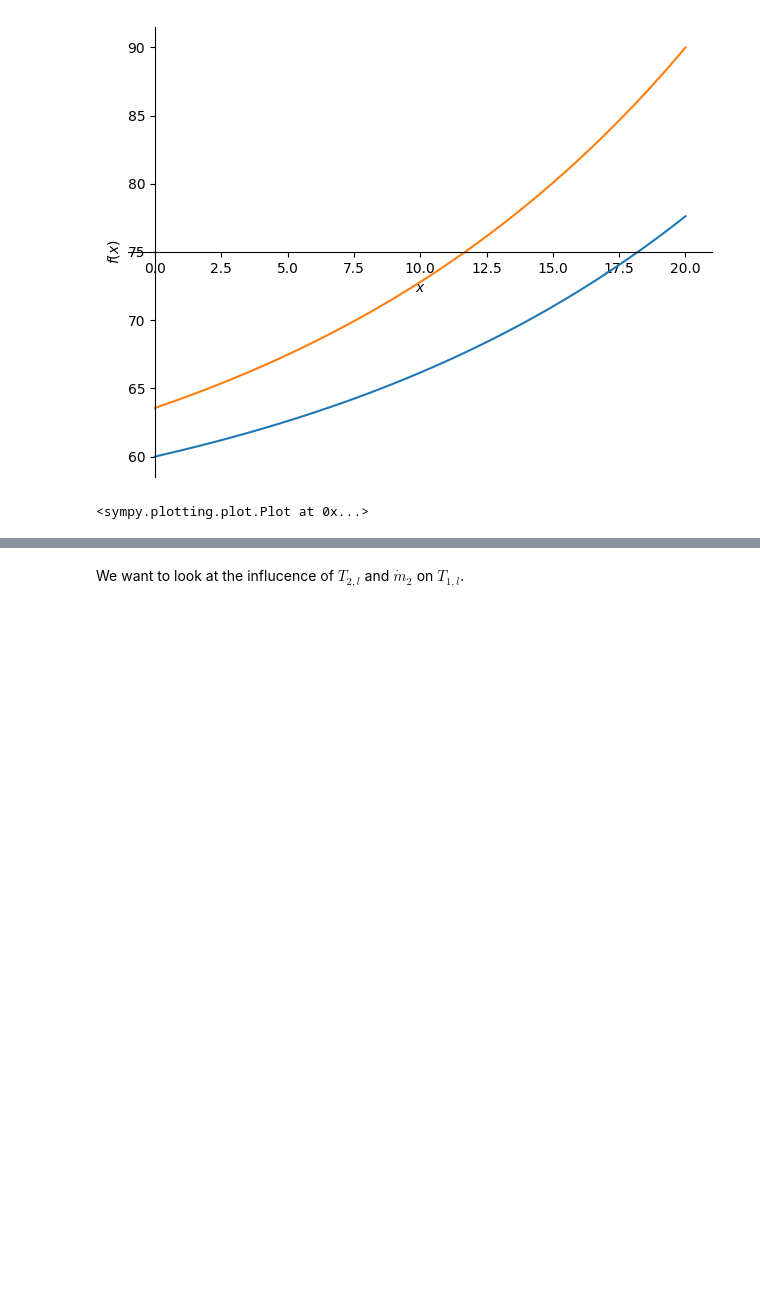
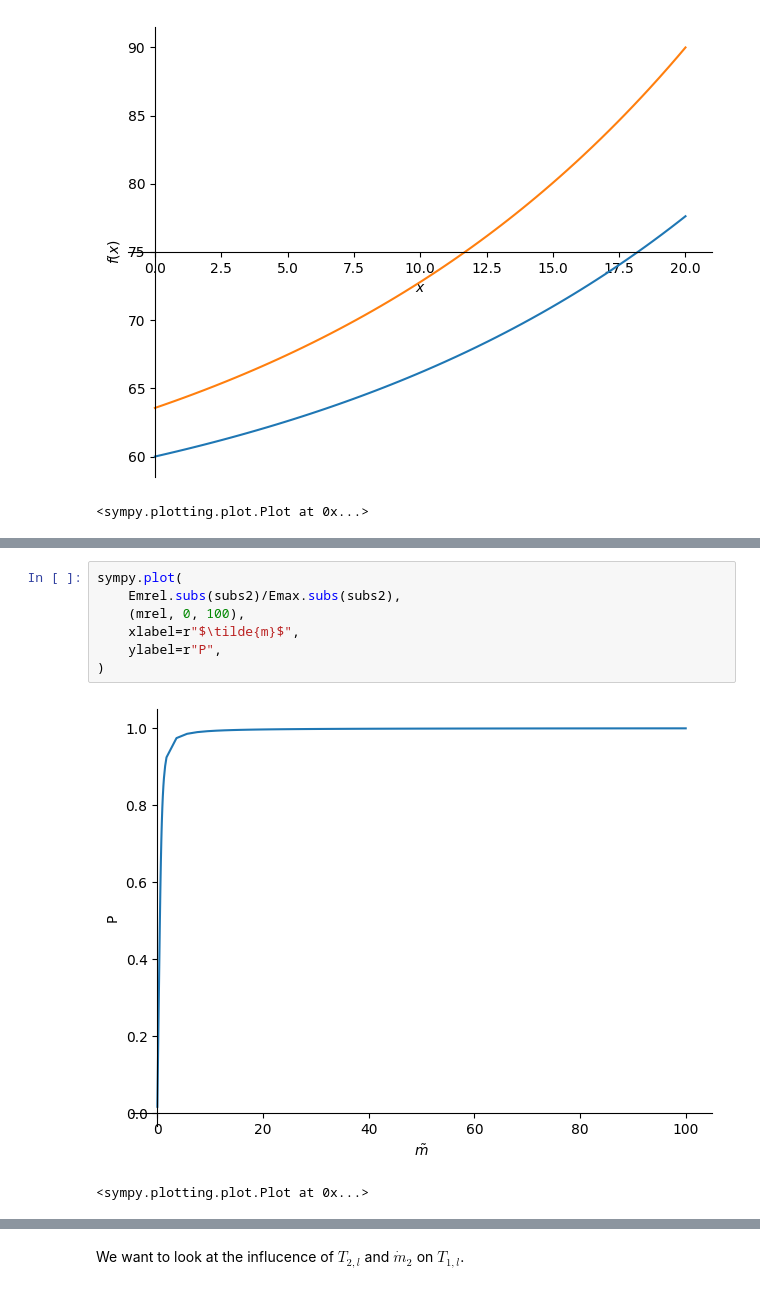
Before and after one commit to zuckerruebe/notebooks, a Jupyter notebook: lmtd.ipynb, the cells around one changed output, grey strips where cells are left out. Cells and saved outputs as stored; diff of their text form; blank space fills up the shorter version.

```diff
--- a/lmtd.ipynb
+++ b/lmtd.ipynb
@@ -74,0 +127,10 @@ sympy.plot(T1_eq.rhs.subs(subs), T2_eq.rhs.subs(subs), (x, 0, subs[l]))
+# %%
+sympy.plot(
+    Emrel.subs(subs2)/Emax.subs(subs2),
+    (mrel, 0, 100),
+    xlabel=r"$\tilde{m}$",
+    ylabel=r"P",
+)
+# %% [output]
+[figure, added]
+<sympy.plotting.plot.Plot at 0x...>
```
Also changed, not shown: parts of 13 cells of this notebook.
